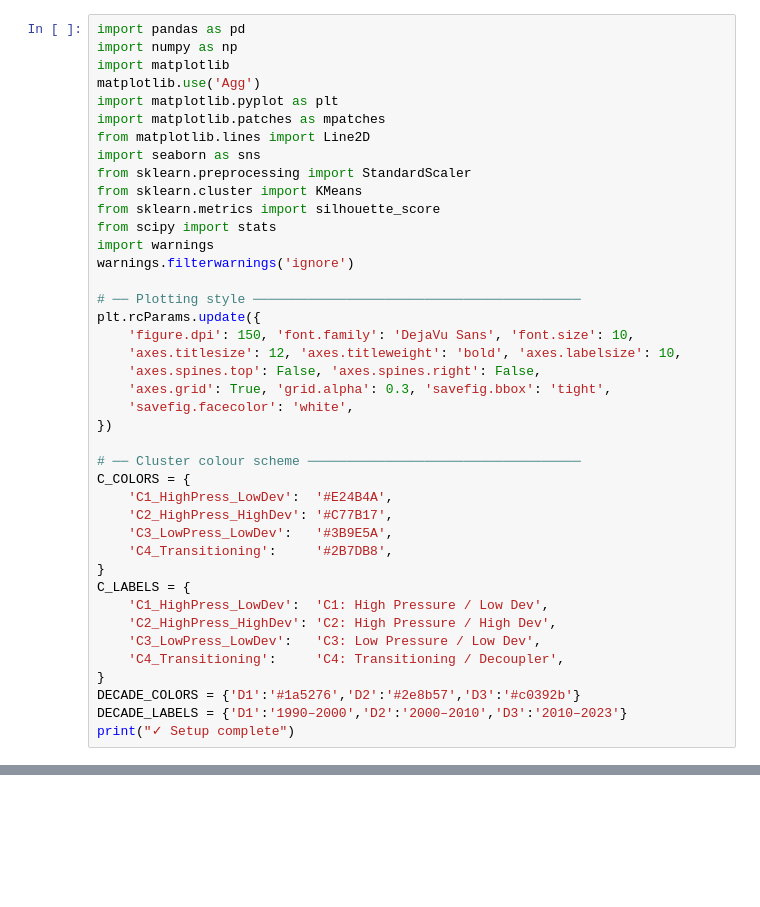
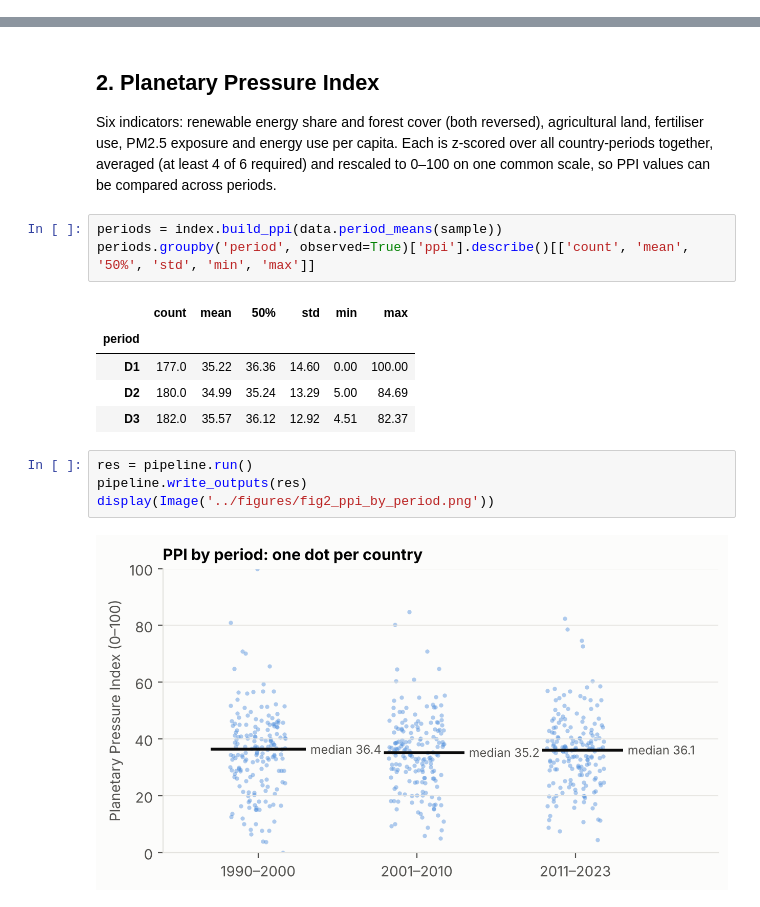
Before and after one commit to sahiljangra12/Thesis, a Jupyter notebook: notebooks/thesis_analysis.ipynb, the cells around one changed output, grey strips where cells are left out. Drawn from its saved outputs; the diff is of its cells as text; blank space fills up the shorter version.

```diff
--- a/notebooks/thesis_analysis.ipynb
+++ b/notebooks/thesis_analysis.ipynb
@@ -21,41 +0,0 @@
-# %%
-import pandas as pd
-import numpy as np
-import matplotlib
-matplotlib.use('Agg')
-import matplotlib.pyplot as plt
-import matplotlib.patches as mpatches
-from matplotlib.lines import Line2D
-import seaborn as sns
-from sklearn.preprocessing import StandardScaler
-from sklearn.cluster import KMeans
-from sklearn.metrics import silhouette_score
-from scipy import stats
-import warnings
-warnings.filterwarnings('ignore')
-
-# ── Plotting style ──────────────────────────────────────────
-plt.rcParams.update({
-    'figure.dpi': 150, 'font.family': 'DejaVu Sans', 'font.size': 10,
-    'axes.titlesize': 12, 'axes.titleweight': 'bold', 'axes.labelsize': 10,
-    'axes.spines.top': False, 'axes.spines.right': False,
-    'axes.grid': True, 'grid.alpha': 0.3, 'savefig.bbox': 'tight',
-    'savefig.facecolor': 'white',
-})
-
-# ── Cluster colour scheme ───────────────────────────────────
-C_COLORS = {
-    'C1_HighPress_LowDev':  '#E24B4A',
-    'C2_HighPress_HighDev': '#C77B17',
-    'C3_LowPress_LowDev':   '#3B9E5A',
-    'C4_Transitioning':     '#2B7DB8',
-}
-C_LABELS = {
-    'C1_HighPress_LowDev':  'C1: High Pressure / Low Dev',
-    'C2_HighPress_HighDev': 'C2: High Pressure / High Dev',
-    'C3_LowPress_LowDev':   'C3: Low Pressure / Low Dev',
-    'C4_Transitioning':     'C4: Transitioning / Decoupler',
-}
-DECADE_COLORS = {'D1':'#1a5276','D2':'#2e8b57','D3':'#c0392b'}
-DECADE_LABELS = {'D1':'1990–2000','D2':'2000–2010','D3':'2010–2023'}
-print("✓ Setup complete")
@@ -431,0 +38,19 @@ All analytical decisions — including variable selection, PPI construction meth
+# %% [markdown]
+## 2. Planetary Pressure Index
+
+Six indicators: renewable energy share and forest cover (both reversed), agricultural land, fertiliser use, PM2.5 exposure and energy use per capita. Each is z-scored over all country-periods together, averaged (at least 4 of 6 required) and rescaled to 0–100 on one common scale, so PPI values can be compared across periods.
+# %%
+periods = index.build_ppi(data.period_means(sample))
+periods.groupby('period', observed=True)['ppi'].describe()[['count', 'mean', '50%', 'std', 'min', 'max']]
+# %% [output]
+|  | count | mean | 50% | std | min | max |
+| period |  |  |  |  |  |  |
+| D1 | 177.0 | 35.22 | 36.36 | 14.60 | 0.00 | 100.00 |
+| D2 | 180.0 | 34.99 | 35.24 | 13.29 | 5.00 | 84.69 |
+| D3 | 182.0 | 35.57 | 36.12 | 12.92 | 4.51 | 82.37 |
+# %%
+res = pipeline.run()
+pipeline.write_outputs(res)
+display(Image('../figures/fig2_ppi_by_period.png'))
+# %% [output]
+[figure, added]
```
Also changed, not shown: parts of 35 cells of this notebook, 41 other files.
